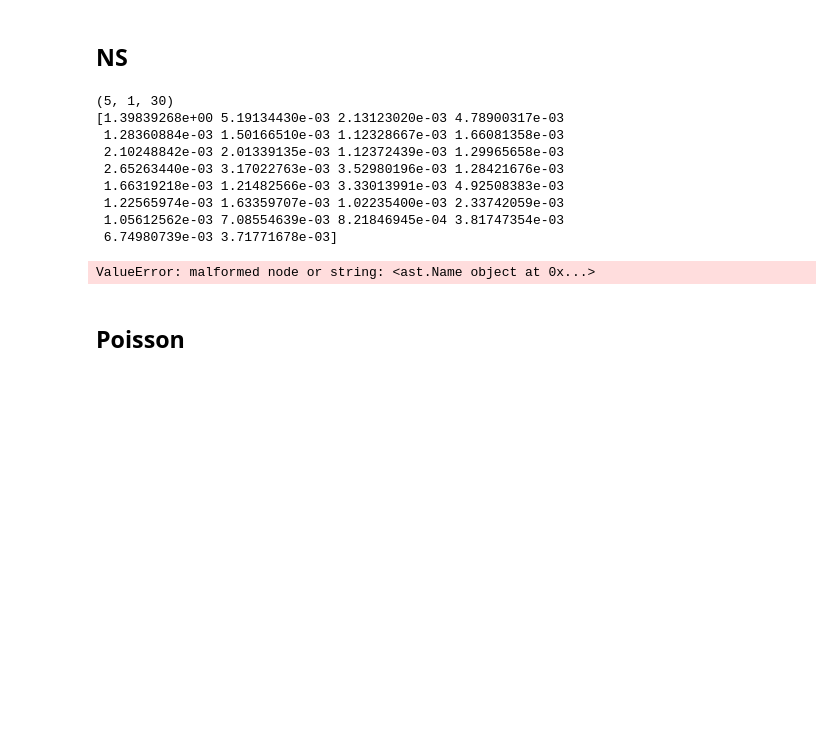
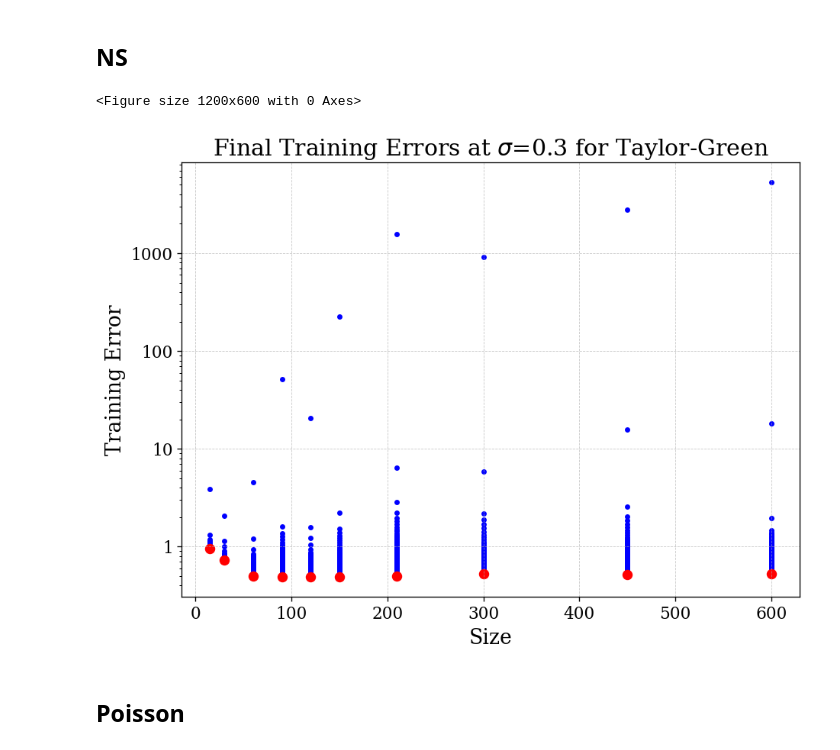
Before and after one commit to SebastienAndreSloan/PINN_Lowerbound, a Jupyter notebook: Results.ipynb, the cells around one changed output. Saved outputs shown, nothing was run; the diff lists cells and outputs as text; code cells hidden in the pictures; blank space fills up the shorter version.

```diff
--- a/Results.ipynb
+++ b/Results.ipynb
@@ -10,14 +10,12 @@ from matplotlib import ticker
 file_name = ""
 file = file_name.split("_")
 results = np.load(file_name + ".npz")
-print(results['test'].shape)
 train_errors = results['train']
 test_errors = results['test']
-print(train_errors[0,0,::100])
 d_Ns = ast.literal_eval(file[3])
-iterations = int(file[5])
+iterations = int(file[7])
 blue_dot_freq = 10
-sigma = float(file[4])
+sigma = float(file[5])
 
 plt.rcParams.update({
     'font.family': 'serif',
@@ -35,43 +33,35 @@ plt.figure(figsize=(10, 5))
 
 colors = ['b']
 plt.figure(figsize=(8,6))
 for i, color in enumerate(colors):
   plt.scatter(3 * np.repeat(np.array(d_Ns), iterations / blue_dot_freq), train_errors[0,:,::blue_dot_freq],color="blue", s=10)
   plt.scatter(3 * np.array(d_Ns),train_errors[0,:,iterations - 1],color="red", s=50)
 plt.yscale('log')
 # plt.ylim(top=0.1)
 # plt.ylim(bottom=0)
 # plt.xscale('log')
 # plt.axhline(y=sigma**2,color='red')
 
 # ymin, ymax = plt.ylim()
 
 plt.gca().yaxis.set_major_formatter(ticker.FuncFormatter(lambda x, _: f'{x:g}'))
 # plt.gca().yaxis.set_minor_formatter(ticker.FuncFormatter(lambda x, _: f'{x:g}'))
 
 plt.xlabel("Size")
 plt.ylabel("Training Error")
 # plt.title(f"NS: Training Errors over widths:{d_Ns}, $\sigma$:{sigma}")
 plt.title(f"Final Training Errors at $\sigma$={sigma} for Taylor-Green")
 
 # plt.legend()
 # plt.grid(True, which="both", linestyle="--", linewidth=0.5)
 # plt.show()
 
 plt.grid(True, linestyle='--', linewidth=0.5, alpha=0.7)
 plt.tight_layout()
 plt.show()
 # %% [output]
-(5, 1, 30)
-[1.39839268e+00 5.19134430e-03 2.13123020e-03 4.78900317e-03
- 1.28360884e-03 1.50166510e-03 1.12328667e-03 1.66081358e-03
- 2.10248842e-03 2.01339135e-03 1.12372439e-03 1.29965658e-03
- 2.65263440e-03 3.17022763e-03 3.52980196e-03 1.28421676e-03
- 1.66319218e-03 1.21482566e-03 3.33013991e-03 4.92508383e-03
- 1.22565974e-03 1.63359707e-03 1.02235400e-03 2.33742059e-03
- 1.05612562e-03 7.08554639e-03 8.21846945e-04 3.81747354e-03
- 6.74980739e-03 3.71771678e-03]
+<Figure size 1200x600 with 0 Axes>
-ValueError: malformed node or string: <ast.Name object at 0x...>
+[figure, added]
 # %% [markdown]
 ## Poisson
 # %%
```
Also changed, not shown: parts of 2 cells of this notebook, 6 other files.
